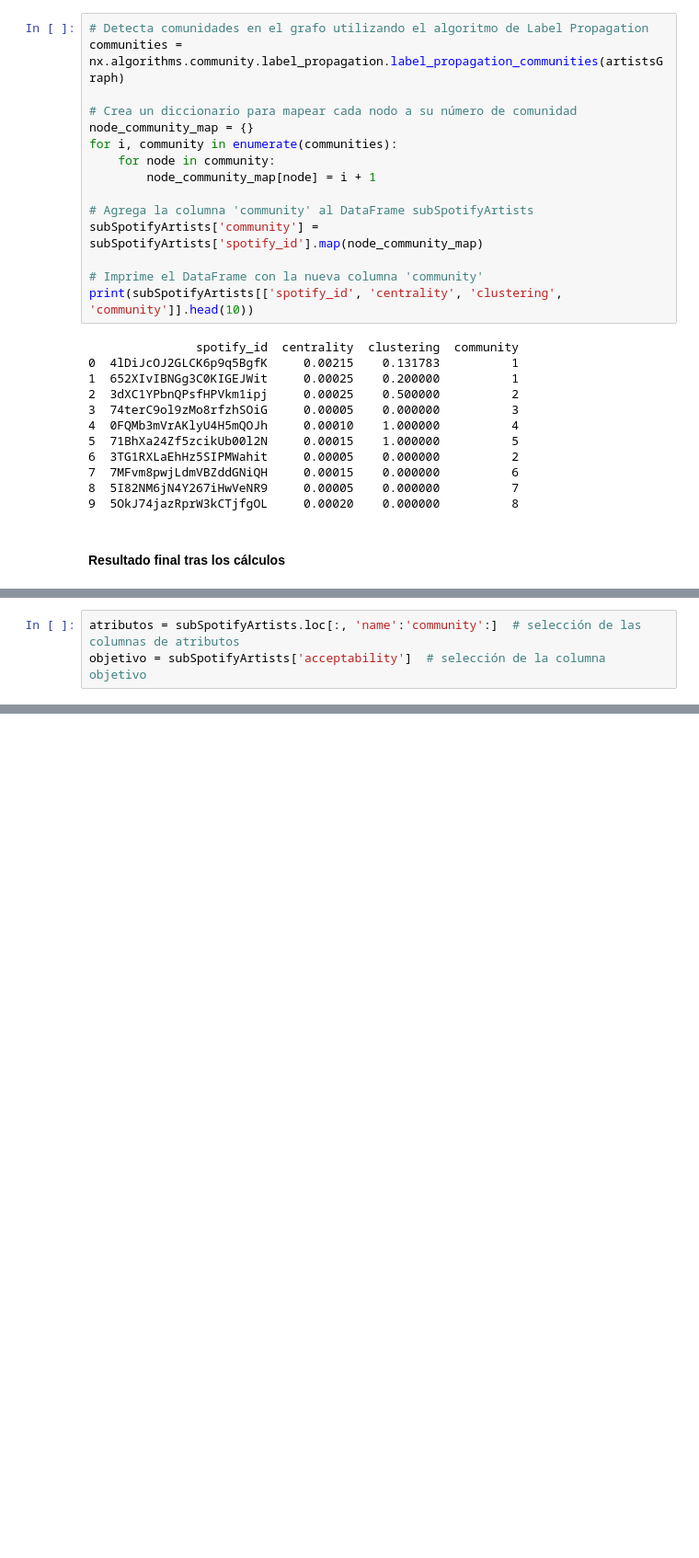
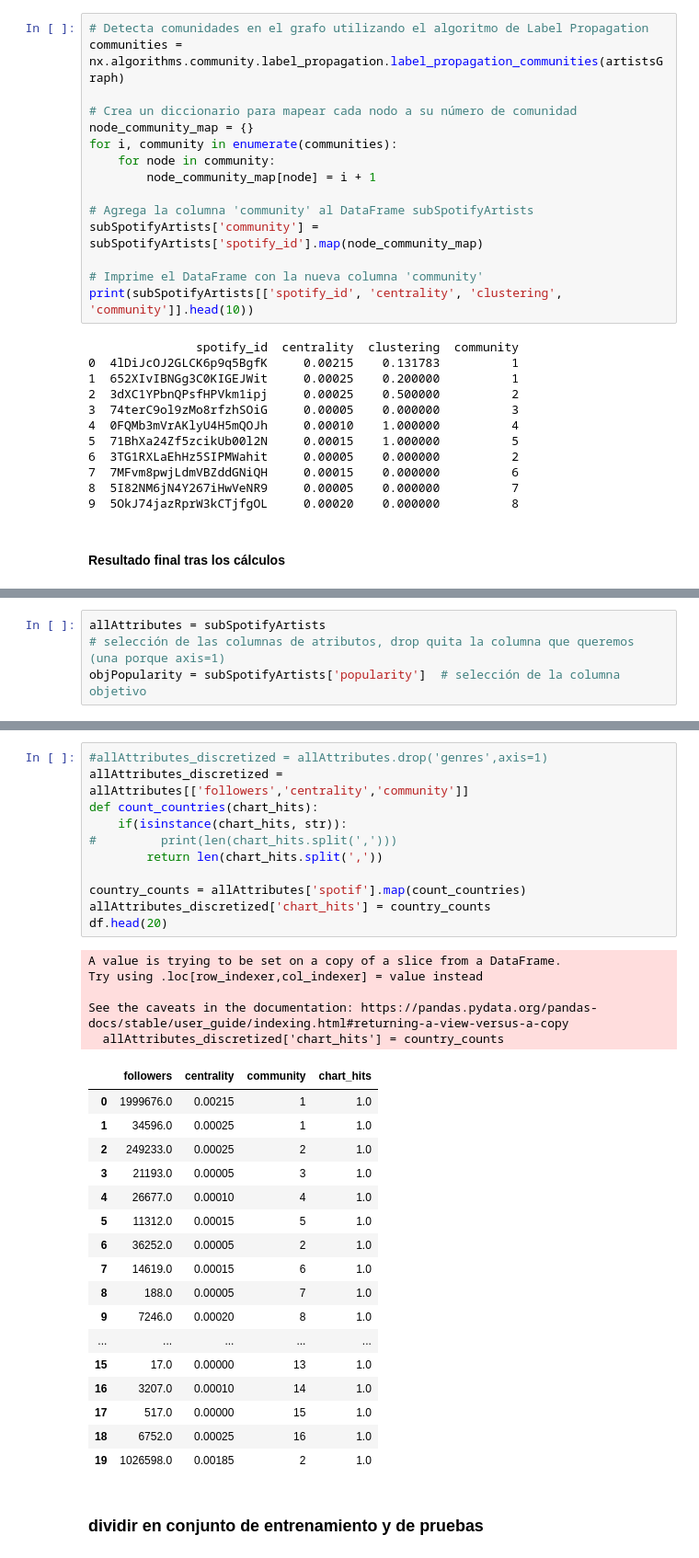
Before and after one commit to JaviFdez7/Relational-Machine-Learning-Article, a Jupyter notebook: src/relational-automatic-learning.ipynb, the cells around one changed output, grey strips where cells are left out. Shown: that part at 92% size. Saved outputs shown, nothing was run; the diff lists cells and outputs as text; blank space fills up the shorter version.

```diff
--- a/src/relational-automatic-learning.ipynb
+++ b/src/relational-automatic-learning.ipynb
@@ -245,3 +242,4 @@ subSpotifyArtists.head(10)
 # %%
-atributos = subSpotifyArtists.loc[:, 'name':'community':]  # selección de las columnas de atributos
-objetivo = subSpotifyArtists['acceptability']  # selección de la columna objetivo
+allAttributes = subSpotifyArtists
+# selección de las columnas de atributos, drop quita la columna que queremos (una porque axis=1)
+objPopularity = subSpotifyArtists['popularity']  # selección de la columna objetivo
@@ -247,0 +267,36 @@ objetivo = subSpotifyArtists['acceptability']  # selección de la columna objeti
+# %%
+#allAttributes_discretized = allAttributes.drop('genres',axis=1)
+allAttributes_discretized = allAttributes[['followers','centrality','community']]
+def count_countries(chart_hits):
+    if(isinstance(chart_hits, str)):
+#         print(len(chart_hits.split(',')))
+        return len(chart_hits.split(','))
+
+country_counts = allAttributes['spotif'].map(count_countries)
+allAttributes_discretized['chart_hits'] = country_counts
+df.head(20)
+# %% [output]
+A value is trying to be set on a copy of a slice from a DataFrame.
+Try using .loc[row_indexer,col_indexer] = value instead
+
+See the caveats in the documentation: https://pandas.pydata.org/pandas-docs/stable/user_guide/indexing.html#returning-a-view-versus-a-copy
+  allAttributes_discretized['chart_hits'] = country_counts
+|  | followers | centrality | community | chart_hits |
+| 0 | 1999676.0 | 0.00215 | 1 | 1.0 |
+| 1 | 34596.0 | 0.00025 | 1 | 1.0 |
+| 2 | 249233.0 | 0.00025 | 2 | 1.0 |
+| 3 | 21193.0 | 0.00005 | 3 | 1.0 |
+| 4 | 26677.0 | 0.00010 | 4 | 1.0 |
+| 5 | 11312.0 | 0.00015 | 5 | 1.0 |
+| 6 | 36252.0 | 0.00005 | 2 | 1.0 |
+| 7 | 14619.0 | 0.00015 | 6 | 1.0 |
+| 8 | 188.0 | 0.00005 | 7 | 1.0 |
+| 9 | 7246.0 | 0.00020 | 8 | 1.0 |
+| ... | ... | ... | ... | ... |
+| 15 | 17.0 | 0.00000 | 13 | 1.0 |
+| 16 | 3207.0 | 0.00010 | 14 | 1.0 |
+| 17 | 517.0 | 0.00000 | 15 | 1.0 |
+| 18 | 6752.0 | 0.00025 | 16 | 1.0 |
+| 19 | 1026598.0 | 0.00185 | 2 | 1.0 |
+# %% [markdown]
+<h3> dividir en conjunto de entrenamiento y de pruebas
```
Also changed, not shown: parts of 12 cells of this notebook.
